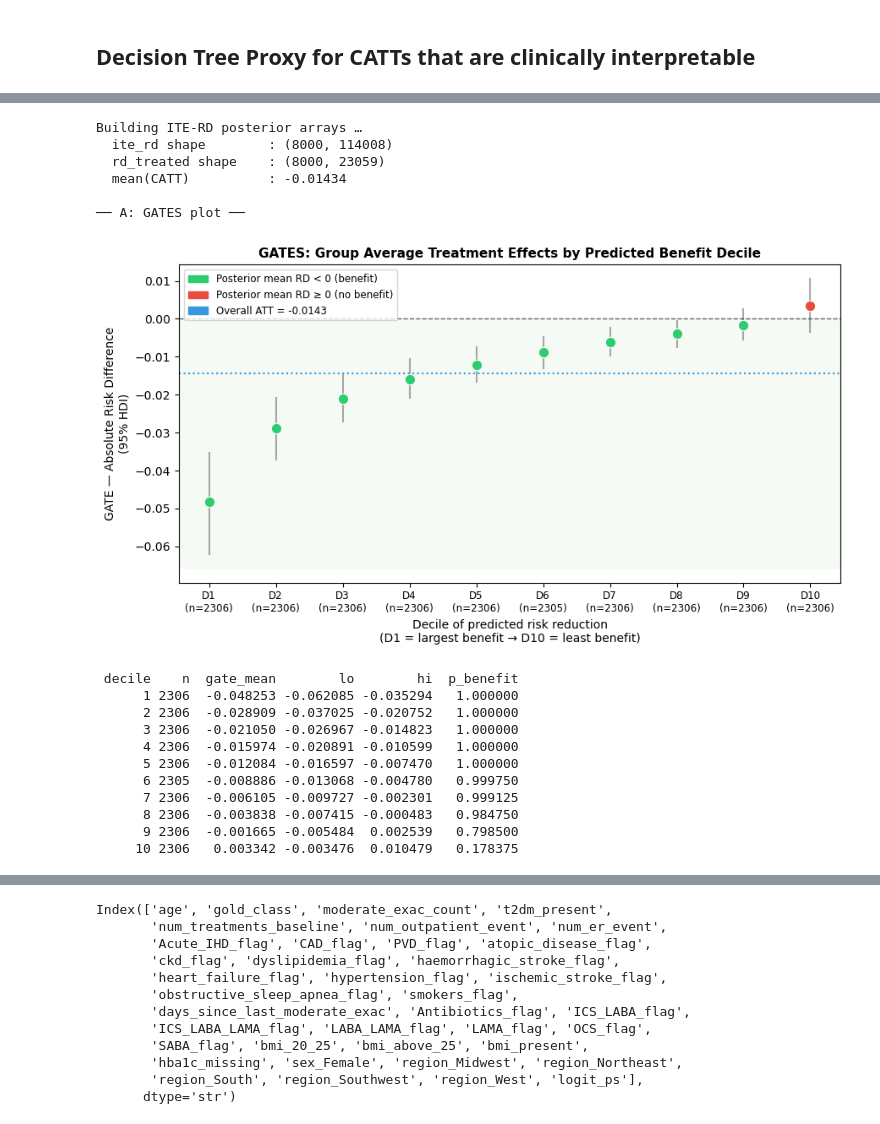
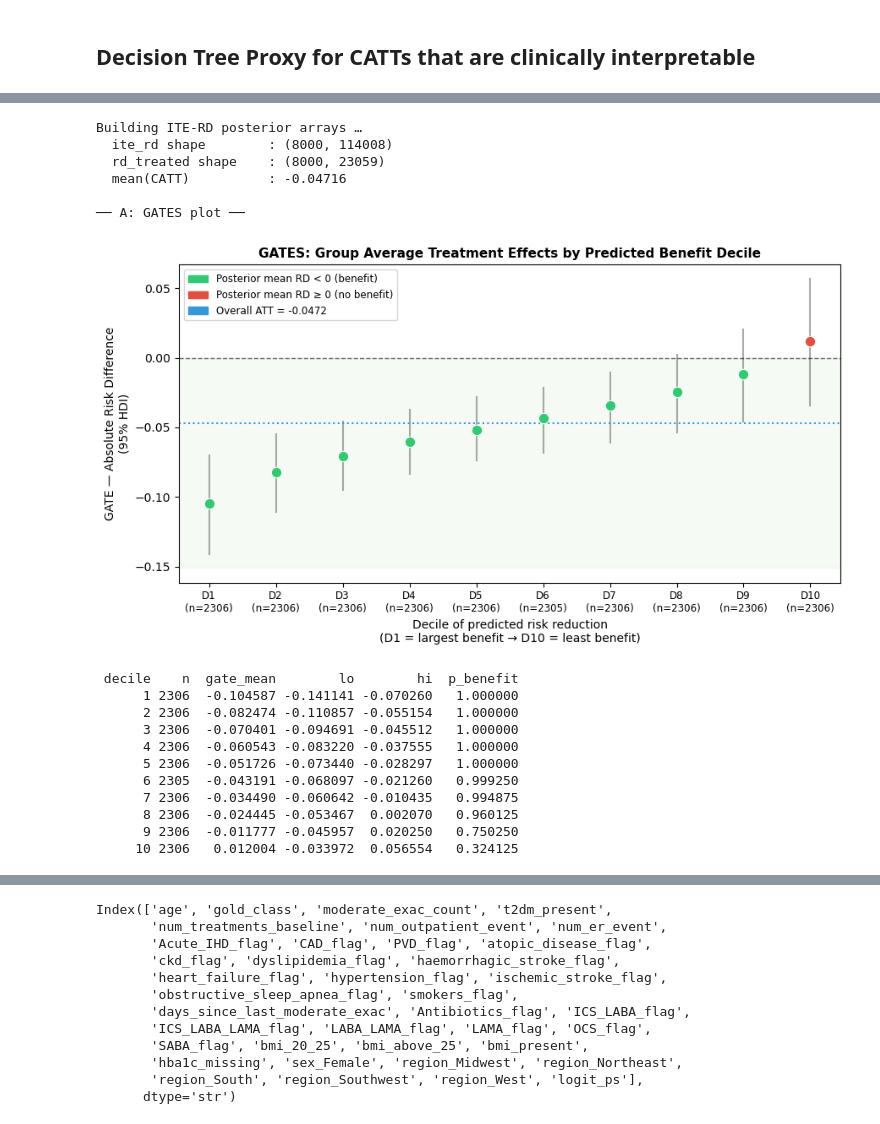
Before and after one commit to nweerasuriya/omscs, a Jupyter notebook: ISYE6420/Project/binary_bcf_exac_copd.ipynb, the cells around one changed output, grey strips where cells are left out. Saved outputs shown, nothing was run; the diff lists cells and outputs as text; code cells hidden in the pictures.

```diff
--- a/ISYE6420/Project/binary_bcf_exac_copd.ipynb
+++ b/ISYE6420/Project/binary_bcf_exac_copd.ipynb
@@ -92,15 +95,27 @@ X_tau = X.values.astype(float)
 tau_model_config = {
     "n_trees": 50,       # stronger regularisation toward zero for treatment effects
     "beta_prior": 3,     # more shrinkage towards homogenenous treatment effects
-    "alpha_prior": 0.5,
+    "alpha_prior": 0.25,
 }
+# %%
+#filter out treated patients
+comparator_mask = (T == 0)
+
+# Train baseline model on unexposed patients
+prognostic_model = HistGradientBoostingClassifier(random_state=123)
+prognostic_model.fit(X[comparator_mask], y_data[comparator_mask])
+
+# predict baseline risk for all patients
+baseline_risk = prognostic_model.predict_proba(X_mu)[:, 1]
+
+# clip baseline risk to avoid extreme values
+baseline_risk = np.clip(baseline_risk, 1e-3, 1 - 1e-3)
+
+# convert to probit scale
+mu_prior = norm.ppf(baseline_risk) - num_exac_pats  # center around the mean of the outcome
 # %% [markdown]
 ## 3. Run Model
 # %%
-baseline_probit = norm.ppf(num_exac_pats)
-# y_latent_mu = np.full(len(y_data), baseline_probit)
-# y_latent_tau = np.random.normal(0, 0.1, size=len(y_data))
-
 with pm.Model() as bcf_joint:
 
     X_mu_shared  = pm.Data("X_mu",  X_mu)
@@ -109,8 +124,8 @@ with pm.Model() as bcf_joint:
     y_obs = pm.Data("y_obs", y_data)
 
     # Prognosis model
-    mu = pmb.BART(
-        "mu",
+    mu_residual = pmb.BART(
+        "mu_residual",
         X_mu_shared,
         y_data.astype(float),
         m=prognostic_model_config["n_trees"],
@@ -130,17 +145,16 @@ with pm.Model() as bcf_joint:
         response="constant"
     )
 
-    # # Use a tight intercept prior to ensure the model starts with a reasonable baseline risk
     constant_intercept = norm.ppf(num_exac_pats)
 
     # The Latent Propensity
-    eta = mu + tau * T_shared + constant_intercept
+    eta = mu_prior + mu_residual + tau * T_shared + constant_intercept
 
     # Bernoulli Likelihood with Probit link
     p = pm.math.invprobit(eta)
     y_likelihood = pm.Bernoulli("y_likelihood", p=p, observed=y_obs)
 
-    trace_bcf = pm.sample(2000, tune=2000, nuts_sampler_kwargs={"target_accept": 0.9}, random_seed=rng, chains=4)
+    trace_bcf = pm.sample(2000, tune=2500, chains=4, nuts_sampler_kwargs={"target_accept": 0.9}, random_seed=123)
 
 ppc = pm.sample_posterior_predictive(trace_bcf, model=bcf_joint)
 # %% [output]
@@ -180,5 +178,5 @@ print(zero_ppc.values.mean())  # compare to actual zero rate
 ## Load existing trace and compute CATE estimates
 # %%
 #Load trace from nc file
-trace_bcf = az.from_netcdf(f"{output_folder}bcf_{dx_name}_binary_moderate_exac.nc")
+# trace_bcf = az.from_netcdf(f"{output_folder}bcf_{dx_name}_binary_{exac_type}_exac.nc")
 # %%
@@ -337,36 +339,36 @@ shap.summary_plot(shap_values, X_tau_clinical, feature_names=feature_names_clini
 # %%
 # ── Step 0: (Re)build ITE-RD posterior ───────────────────────────────
 print("Building ITE-RD posterior arrays …")
 ite_rd, rd_treated, mean_rd_treated, treated_mask = build_ite_rd_inplace(
-    trace_bcf, X_mu, X_tau, T, constant_intercept)
+    trace_bcf, X_mu, X_tau, T, constant_intercept, mu_term="mu_residual")
 print(f"  ite_rd shape        : {ite_rd.shape}")
 print(f"  rd_treated shape    : {rd_treated.shape}")
 print(f"  mean(CATT)          : {rd_treated.mean():.5f}")
 
 # ── A: GATES ─────────────────────────────────────────────────────────
 print("\n── A: GATES plot ──")
 gates_df = plot_gates(
     rd_treated, mean_rd_treated,
     n_deciles=10,
     save_path="fig_gates_rd.png"
 )
 print(gates_df.to_string(index=False))
 # %% [output]
 Building ITE-RD posterior arrays …
   ite_rd shape        : (8000, 114008)
   rd_treated shape    : (8000, 23059)
-  mean(CATT)          : -0.01434
+  mean(CATT)          : -0.04716
 
 ── A: GATES plot ──
-[figure, old version]
+[figure, new version]
  decile    n  gate_mean        lo        hi  p_benefit
-      1 2306  -0.048253 -0.062085 -0.035294   1.000000
-      2 2306  -0.028909 -0.037025 -0.020752   1.000000
-      3 2306  -0.021050 -0.026967 -0.014823   1.000000
-      4 2306  -0.015974 -0.020891 -0.010599   1.000000
-      5 2306  -0.012084 -0.016597 -0.007470   1.000000
-      6 2305  -0.008886 -0.013068 -0.004780   0.999750
-      7 2306  -0.006105 -0.009727 -0.002301   0.999125
-      8 2306  -0.003838 -0.007415 -0.000483   0.984750
-      9 2306  -0.001665 -0.005484  0.002539   0.798500
-     10 2306   0.003342 -0.003476  0.010479   0.178375
+      1 2306  -0.104587 -0.141141 -0.070260   1.000000
+      2 2306  -0.082474 -0.110857 -0.055154   1.000000
+      3 2306  -0.070401 -0.094691 -0.045512   1.000000
+      4 2306  -0.060543 -0.083220 -0.037555   1.000000
+      5 2306  -0.051726 -0.073440 -0.028297   1.000000
+      6 2305  -0.043191 -0.068097 -0.021260   0.999250
+      7 2306  -0.034490 -0.060642 -0.010435   0.994875
+      8 2306  -0.024445 -0.053467  0.002070   0.960125
+      9 2306  -0.011777 -0.045957  0.020250   0.750250
+     10 2306   0.012004 -0.033972  0.056554   0.324125
```
Also changed, not shown: parts of 22 cells of this notebook, 28 other files.
